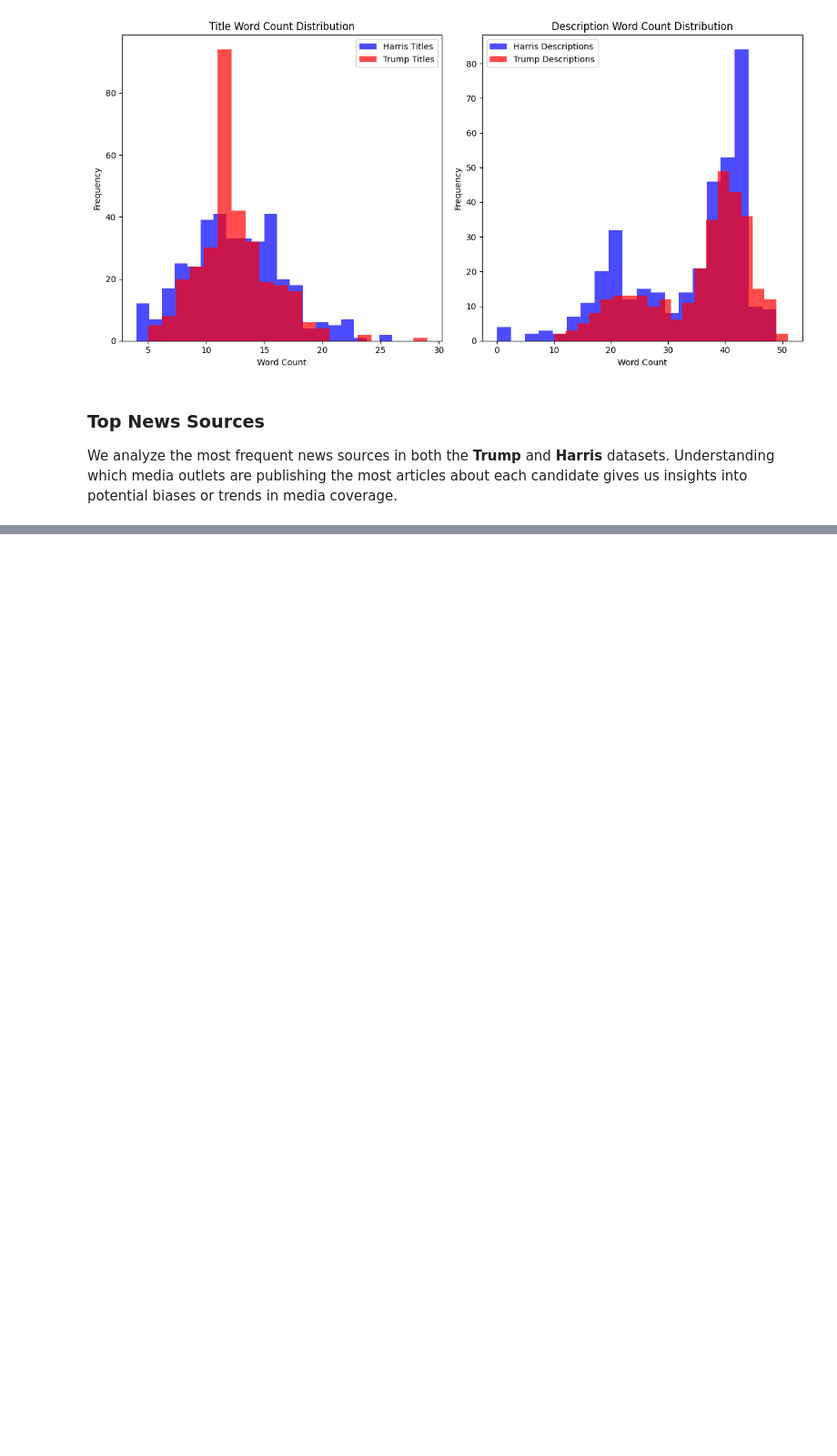
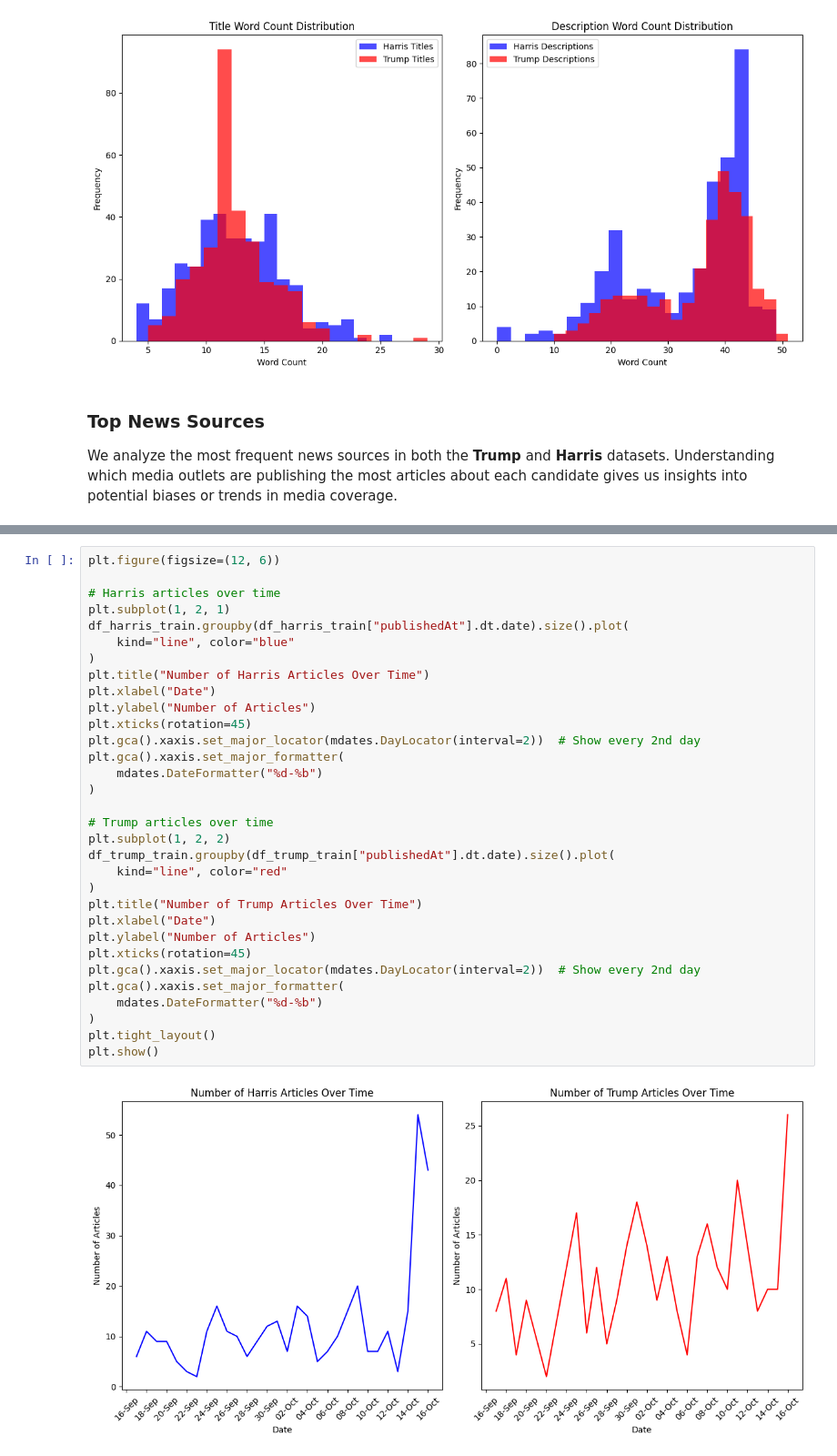
Before and after one commit to FrancoKruger/DS346proj, a Jupyter notebook: EDA_and_NLP_analysis.ipynb, the cells around one changed output, grey strips where cells are left out. Shown at 91% size. Cells and saved outputs as stored; diff of their text form; blank space fills up the shorter version.

```diff
--- a/EDA_and_NLP_analysis.ipynb
+++ b/EDA_and_NLP_analysis.ipynb
@@ -138,0 +145,34 @@ plt.show()
+# %%
+plt.figure(figsize=(12, 6))
+
+# Harris articles over time
+plt.subplot(1, 2, 1)
+df_harris_train.groupby(df_harris_train["publishedAt"].dt.date).size().plot(
+    kind="line", color="blue"
+)
+plt.title("Number of Harris Articles Over Time")
+plt.xlabel("Date")
+plt.ylabel("Number of Articles")
+plt.xticks(rotation=45)
+plt.gca().xaxis.set_major_locator(mdates.DayLocator(interval=2))  # Show every 2nd day
+plt.gca().xaxis.set_major_formatter(
+    mdates.DateFormatter("%d-%b")
+)
+
+# Trump articles over time
+plt.subplot(1, 2, 2)
+df_trump_train.groupby(df_trump_train["publishedAt"].dt.date).size().plot(
+    kind="line", color="red"
+)
+plt.title("Number of Trump Articles Over Time")
+plt.xlabel("Date")
+plt.ylabel("Number of Articles")
+plt.xticks(rotation=45)
+plt.gca().xaxis.set_major_locator(mdates.DayLocator(interval=2))  # Show every 2nd day
+plt.gca().xaxis.set_major_formatter(
+    mdates.DateFormatter("%d-%b")
+)
+plt.tight_layout()
+plt.show()
+# %% [output]
+[figure, added]
```
Also changed, not shown: parts of 5 cells of this notebook.
